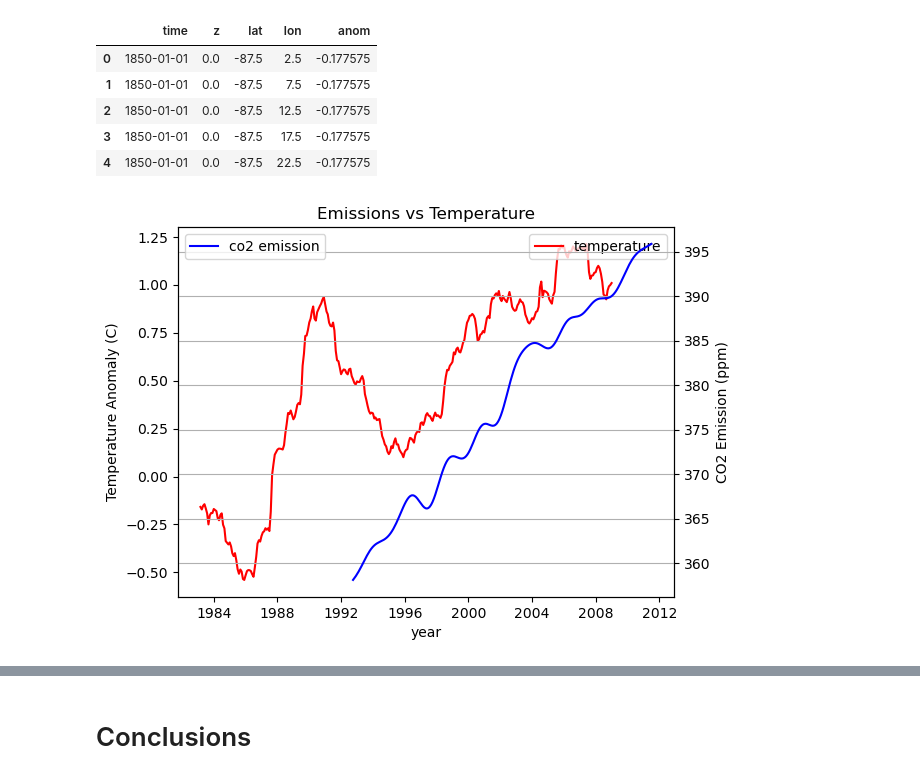
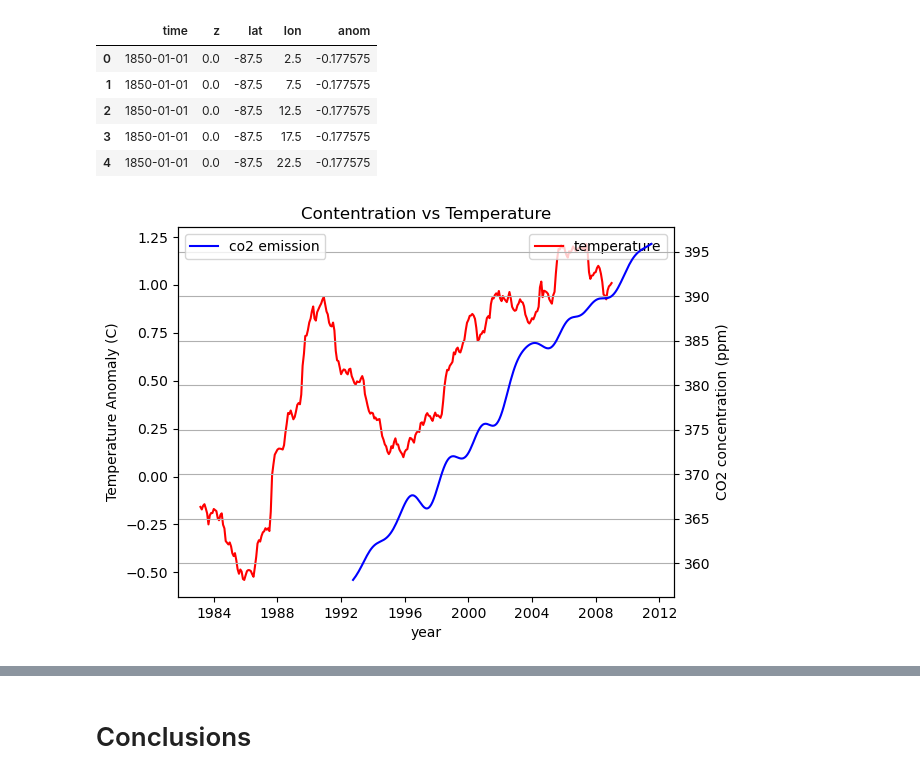
Before and after one commit to teemu01/my-projects, a Jupyter notebook: GreenhouseGasAnalysis.ipynb, the cells around one changed output, grey strips where cells are left out. Cells and saved outputs as stored; diff of their text form; code cells hidden in the pictures.

```diff
--- a/GreenhouseGasAnalysis.ipynb
+++ b/GreenhouseGasAnalysis.ipynb
@@ -366,19 +404,19 @@ temp_mean_data["temp_smooth"] = (temp_mean_data["avg_temp"].rolling(window=60, c
 # %%
 #Plot for comparing Temperature dependence on co2 emission
 fig, ax1 = plt.subplots()
 
 ax1.plot(temp_mean_data["time"], temp_mean_data["temp_smooth"], c = "red", label= "temperature")
 ax1.set_ylabel("Temperature Anomaly (C)")
 ax1.set_xlabel("year")
 
 ax2 = ax1.twinx()
 ax2.plot(co2_df["date"], co2_df["trend"], c = "blue", label = "co2 emission")
-ax2.set_ylabel("CO2 Emission (ppm)")
+ax2.set_ylabel("CO2 concentration (ppm)")
 
-plt.title("Emissions vs Temperature")
+plt.title("Contentration vs Temperature")
 plt.grid()
 ax1.legend(loc=1)
 ax2.legend(loc=0)
 plt.show()
 # %% [output]
-[figure, old version]
+[figure, new version]
```
Also changed, not shown: parts of 10 cells of this notebook.
